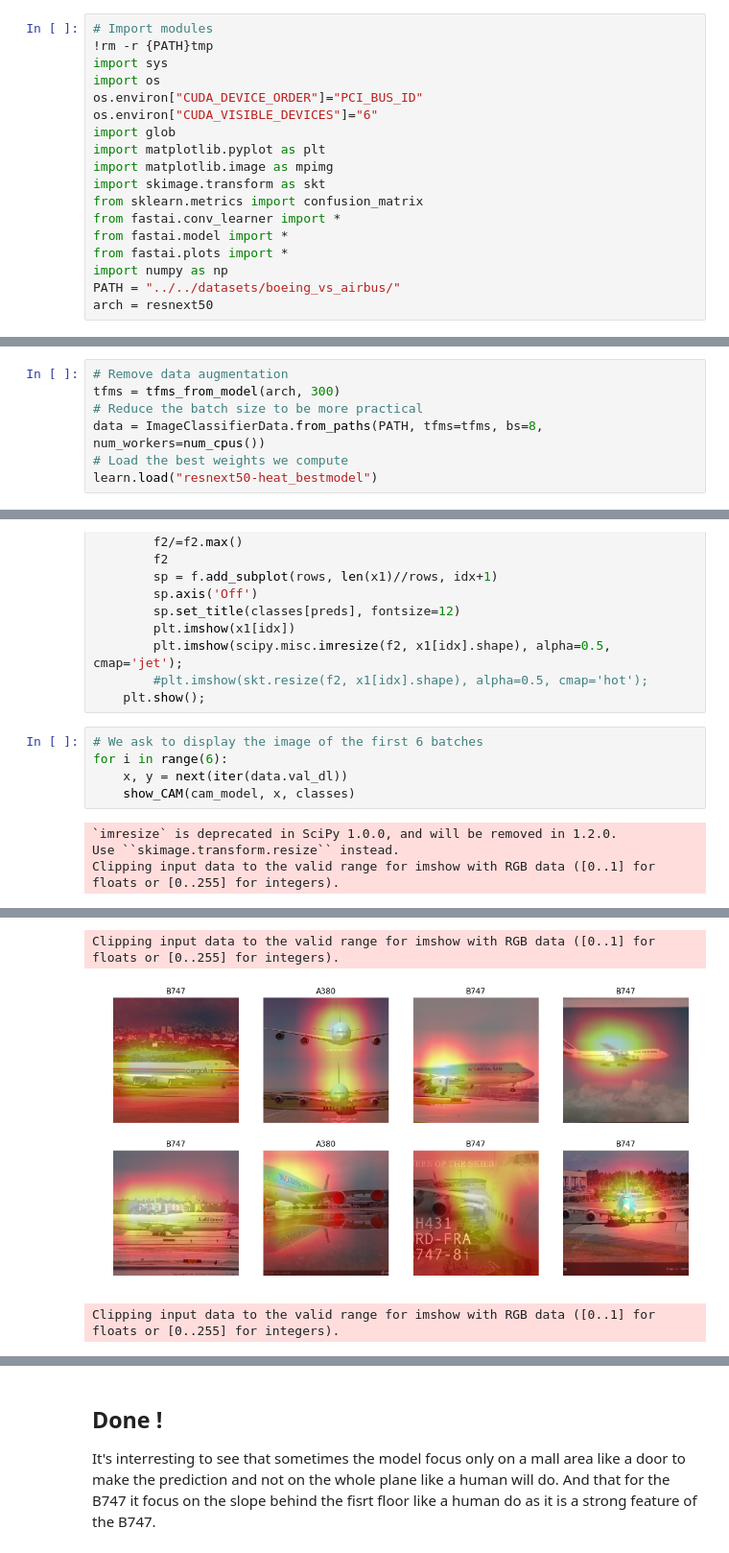
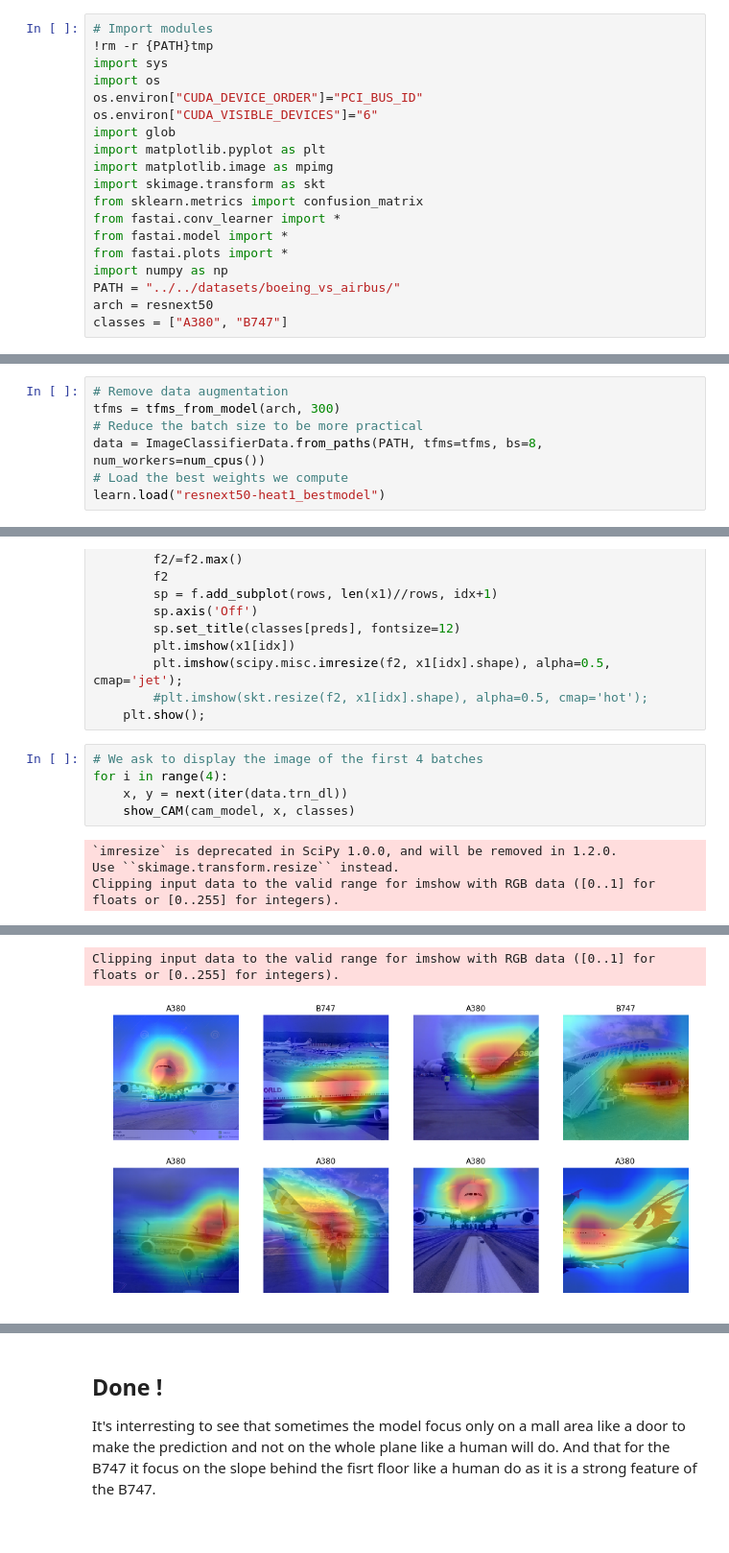
Before and after one commit to benoit-cty/deep_learning_tests, a Jupyter notebook: 015-HeatMap.ipynb, the cells around one changed output, grey strips where cells are left out. Shown at 96% size. Saved outputs shown, nothing was run; the diff lists cells and outputs as text.

```diff
--- a/015-HeatMap.ipynb
+++ b/015-HeatMap.ipynb
@@ -38,6 +38,7 @@ from fastai.plots import *
 import numpy as np
 PATH = "../../datasets/boeing_vs_airbus/"
 arch = resnext50
+classes = ["A380", "B747"]
 # %% [output]
 rm: cannot remove '{PATH}tmp': No such file or directory
 # %%
@@ -197,4 +151,4 @@ tfms = tfms_from_model(arch, 300)
 # Reduce the batch size to be more practical
 data = ImageClassifierData.from_paths(PATH, tfms=tfms, bs=8, num_workers=num_cpus())
 # Load the best weights we compute
-learn.load("resnext50-heat_bestmodel")
+learn.load("resnext50-heat1_bestmodel")
@@ -242,9 +194,9 @@ def show_CAM(model, images, classes):
         #plt.imshow(skt.resize(f2, x1[idx].shape), alpha=0.5, cmap='hot');
     plt.show();
 # %%
-# We ask to display the image of the first 6 batches
-for i in range(6):
-    x, y = next(iter(data.val_dl))
+# We ask to display the image of the first 4 batches
+for i in range(4):
+    x, y = next(iter(data.trn_dl))
     show_CAM(cam_model, x, classes)
 # %% [output]
 `imresize` is deprecated in SciPy 1.0.0, and will be removed in 1.2.0.
@@ -254,3 +206,2 @@ Clipping input data to the valid range for imshow with RGB data ([0..1] for floa
 Clipping input data to the valid range for imshow with RGB data ([0..1] for floats or [0..255] for integers).
-[figure, old version]
+[figure, new version]
-Clipping input data to the valid range for imshow with RGB data ([0..1] for floats or [0..255] for integers).
```
Also changed, not shown: parts of 9 cells of this notebook, 1 other file.
